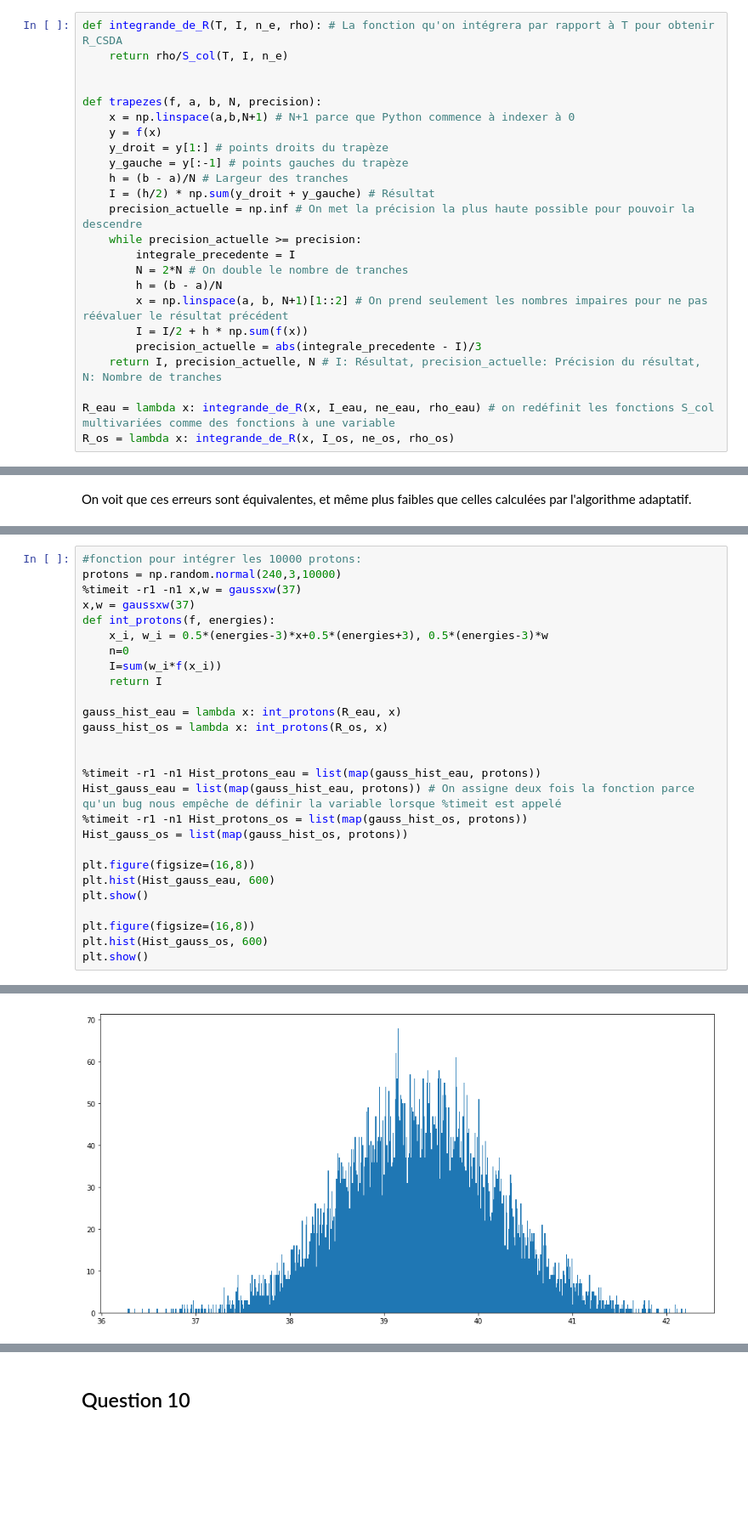
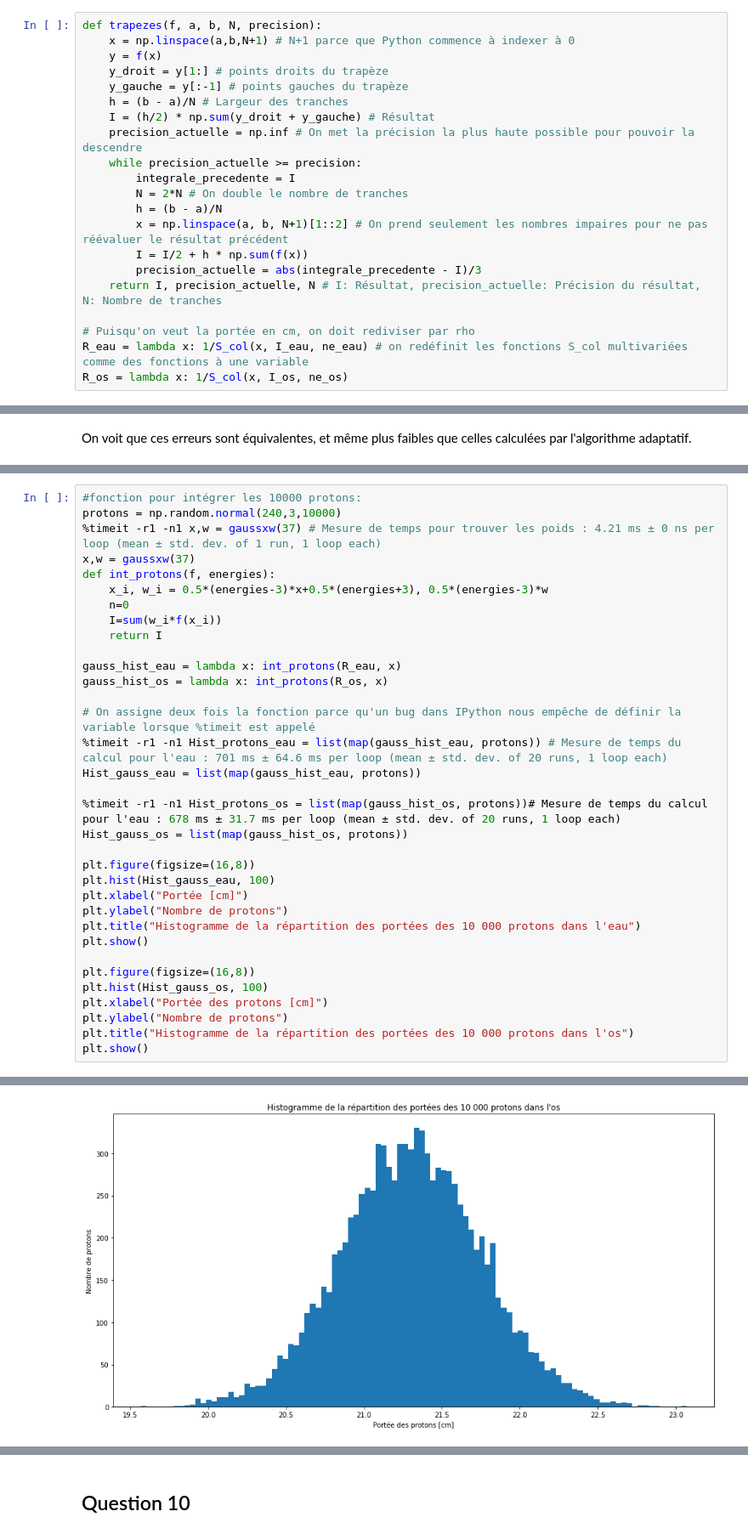
Before and after one commit to juham58/PhysNum_TP1, a Jupyter notebook: TP1.ipynb, the cells around one changed output, grey strips where cells are left out. Shown at 85% size. Drawn from its saved outputs; the diff is of its cells as text; blank space fills up the shorter version.

```diff
--- a/TP1.ipynb
+++ b/TP1.ipynb
@@ -172,8 +166,4 @@ Il sera premièrement extrêmement pertinent d'écrire nos fonctions sous forme
 # %%
-def integrande_de_R(T, I, n_e, rho): # La fonction qu'on intégrera par rapport à T pour obtenir R_CSDA
-    return rho/S_col(T, I, n_e)
-
-
 def trapezes(f, a, b, N, precision):
     x = np.linspace(a,b,N+1) # N+1 parce que Python commence à indexer à 0
     y = f(x)
@@ -191,8 +181,9 @@ def trapezes(f, a, b, N, precision):
         precision_actuelle = abs(integrale_precedente - I)/3
     return I, precision_actuelle, N # I: Résultat, precision_actuelle: Précision du résultat, N: Nombre de tranches
 
-R_eau = lambda x: integrande_de_R(x, I_eau, ne_eau, rho_eau) # on redéfinit les fonctions S_col multivariées comme des fonctions à une variable
-R_os = lambda x: integrande_de_R(x, I_os, ne_os, rho_os)
+# Puisqu'on veut la portée en cm, on doit rediviser par rho
+R_eau = lambda x: 1/S_col(x, I_eau, ne_eau) # on redéfinit les fonctions S_col multivariées comme des fonctions à une variable
+R_os = lambda x: 1/S_col(x, I_os, ne_os)
 # %% [markdown]
 Après avoir redéfini les fonctions en fonctions à une variable. On pourra obtenir le résultat de la fonction trapèzes.
 # %%
@@ -422,7 +416,7 @@ Pour l'implémentation de Newman de la quadrature gaussienne, nous utilisons $N=
 # %%
 #fonction pour intégrer les 10000 protons:
 protons = np.random.normal(240,3,10000)
-%timeit -r1 -n1 x,w = gaussxw(37)
+%timeit -r1 -n1 x,w = gaussxw(37) # Mesure de temps pour trouver les poids : 4.21 ms ± 0 ns per loop (mean ± std. dev. of 1 run, 1 loop each)
 x,w = gaussxw(37)
 def int_protons(f, energies):
     x_i, w_i = 0.5*(energies-3)*x+0.5*(energies+3), 0.5*(energies-3)*w
@@ -433,17 +427,24 @@ def int_protons(f, energies):
 gauss_hist_eau = lambda x: int_protons(R_eau, x)
 gauss_hist_os = lambda x: int_protons(R_os, x)
 
+# On assigne deux fois la fonction parce qu'un bug dans IPython nous empêche de définir la variable lorsque %timeit est appelé
+%timeit -r1 -n1 Hist_protons_eau = list(map(gauss_hist_eau, protons)) # Mesure de temps du calcul pour l'eau : 701 ms ± 64.6 ms per loop (mean ± std. dev. of 20 runs, 1 loop each)
+Hist_gauss_eau = list(map(gauss_hist_eau, protons))
 
-%timeit -r1 -n1 Hist_protons_eau = list(map(gauss_hist_eau, protons))
-Hist_gauss_eau = list(map(gauss_hist_eau, protons)) # On assigne deux fois la fonction parce qu'un bug nous empêche de définir la variable lorsque %timeit est appelé
-%timeit -r1 -n1 Hist_protons_os = list(map(gauss_hist_os, protons))
+%timeit -r1 -n1 Hist_protons_os = list(map(gauss_hist_os, protons))# Mesure de temps du calcul pour l'eau : 678 ms ± 31.7 ms per loop (mean ± std. dev. of 20 runs, 1 loop each)
 Hist_gauss_os = list(map(gauss_hist_os, protons))
 
 plt.figure(figsize=(16,8))
-plt.hist(Hist_gauss_eau, 600)
+plt.hist(Hist_gauss_eau, 100)
+plt.xlabel("Portée [cm]")
+plt.ylabel("Nombre de protons")
+plt.title("Histogramme de la répartition des portées des 10 000 protons dans l'eau")
 plt.show()
 
 plt.figure(figsize=(16,8))
-plt.hist(Hist_gauss_os, 600)
+plt.hist(Hist_gauss_os, 100)
+plt.xlabel("Portée des protons [cm]")
+plt.ylabel("Nombre de protons")
+plt.title("Histogramme de la répartition des portées des 10 000 protons dans l'os")
 plt.show()
 # %% [output]
@@ -454,2 +455,2 @@ plt.show()
-[figure, old version]
+[figure, new version]
 # %% [markdown]
```
Also changed, not shown: parts of 23 cells of this notebook.
